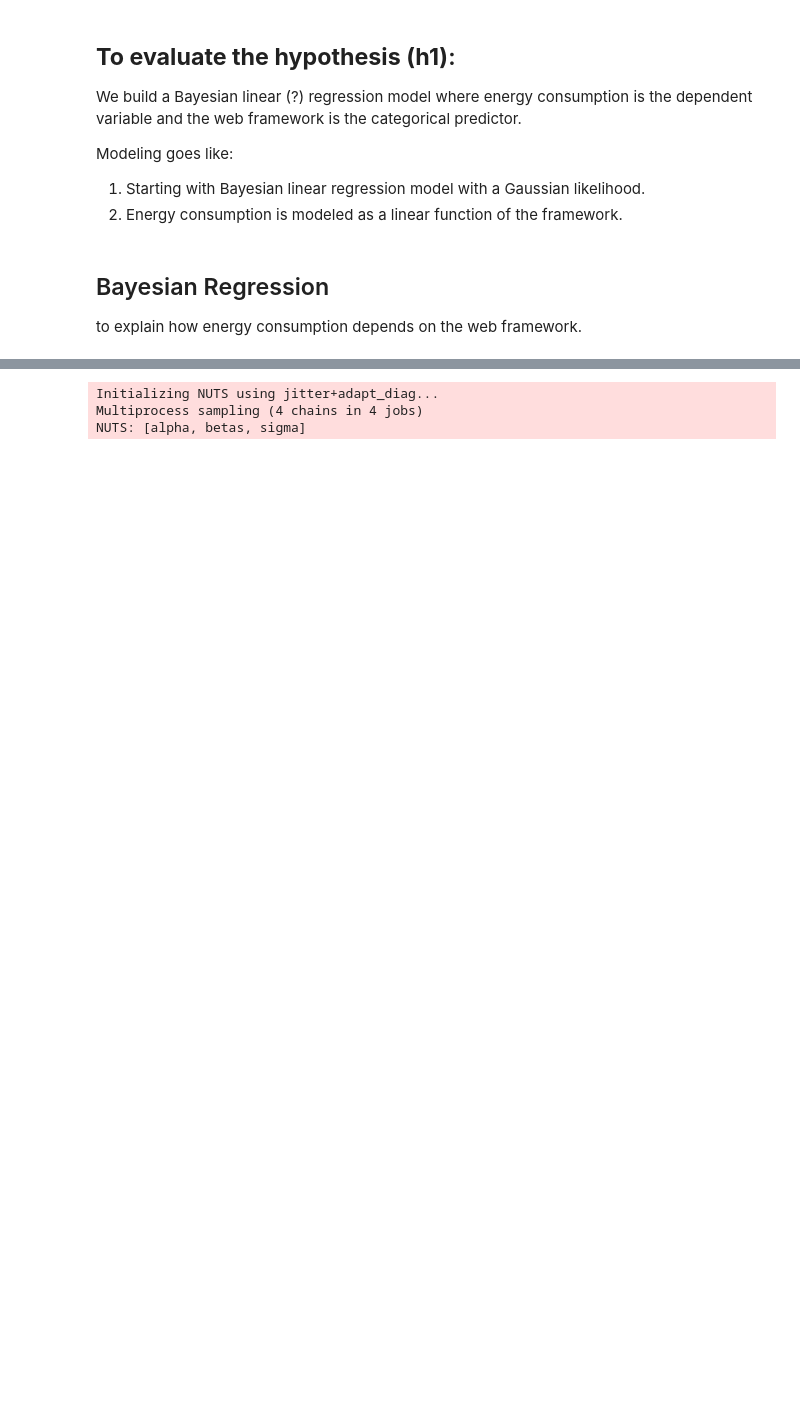
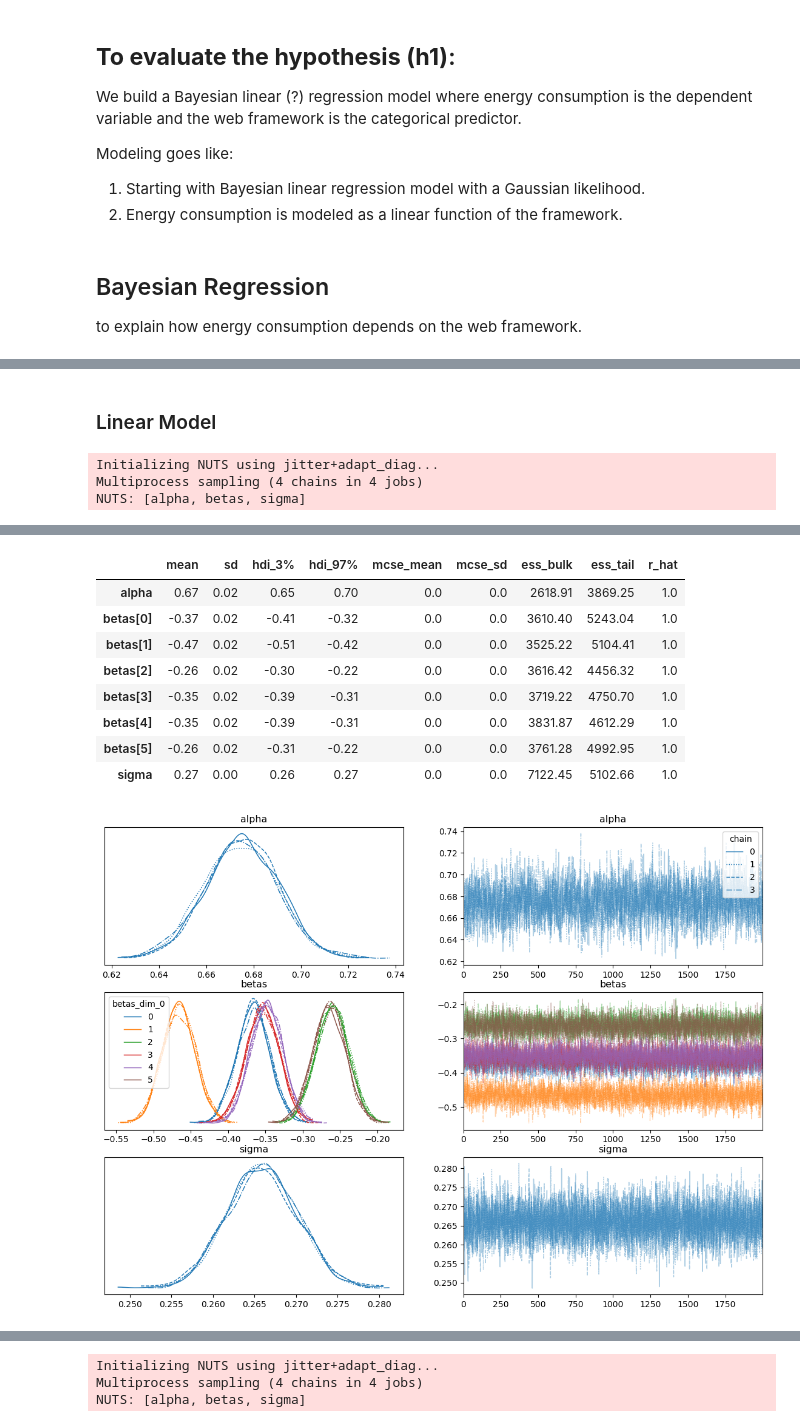
Before and after one commit to sanderengel/prpro_exam_2025, a Jupyter notebook: main-question.ipynb, the cells around one changed output, grey strips where cells are left out. Saved outputs shown, nothing was run; the diff lists cells and outputs as text; code cells hidden in the pictures; blank space fills up the shorter version.

Commit message:
feature: analysis  H1

```diff
--- a/main-question.ipynb
+++ b/main-question.ipynb
@@ -246,0 +373,28 @@ Prior probabilities reasoning:
+# %% [markdown]
+### Linear Model
+# %%
+#NEW MODEL
+
+# Define the Bayesian model
+with pm.Model() as model_h1:
+    # Priors
+    alpha = pm.Normal("alpha", mu = .5, sigma = .2)                    # Baseline energy consumption for c-sharp-razor
+    betas = pm.Normal("betas", mu = 0, sigma = .2, shape = X.shape[1]) # Effects of other frameworks
+    sigma = pm.HalfNormal("sigma", sigma = .5)                         # Residual standard deviation
+
+    # Define linear model
+    mu = alpha + pm.math.dot(X.values, betas)
+
+    # Likelihood
+    y_obs = pm.Normal("y_obs", mu = mu, sigma = sigma, observed = y)
+
+    # Sampling
+    trace_h1 = pm.sample(2000, tune = 1000, target_accept = .95, return_inferencedata = True)
+
+# Posterior analysis
+az.plot_trace(trace_h1, var_names = ["alpha", "betas", "sigma"], figsize = (14, 10), legend = True)
+az.summary(trace_h1, var_names = ["alpha", "betas", "sigma"], round_to = 2)
+# %% [output]
+Initializing NUTS using jitter+adapt_diag...
+Multiprocess sampling (4 chains in 4 jobs)
+NUTS: [alpha, betas, sigma]
@@ -246,0 +404,10 @@ Prior probabilities reasoning:
+|  | mean | sd | hdi_3% | hdi_97% | mcse_mean | mcse_sd | ess_bulk | ess_tail | r_hat |
+| alpha | 0.67 | 0.02 | 0.65 | 0.70 | 0.0 | 0.0 | 2618.91 | 3869.25 | 1.0 |
+| betas[0] | -0.37 | 0.02 | -0.41 | -0.32 | 0.0 | 0.0 | 3610.40 | 5243.04 | 1.0 |
+| betas[1] | -0.47 | 0.02 | -0.51 | -0.42 | 0.0 | 0.0 | 3525.22 | 5104.41 | 1.0 |
+| betas[2] | -0.26 | 0.02 | -0.30 | -0.22 | 0.0 | 0.0 | 3616.42 | 4456.32 | 1.0 |
+| betas[3] | -0.35 | 0.02 | -0.39 | -0.31 | 0.0 | 0.0 | 3719.22 | 4750.70 | 1.0 |
+| betas[4] | -0.35 | 0.02 | -0.39 | -0.31 | 0.0 | 0.0 | 3831.87 | 4612.29 | 1.0 |
+| betas[5] | -0.26 | 0.02 | -0.31 | -0.22 | 0.0 | 0.0 | 3761.28 | 4992.95 | 1.0 |
+| sigma | 0.27 | 0.00 | 0.26 | 0.27 | 0.0 | 0.0 | 7122.45 | 5102.66 | 1.0 |
+[figure, added]
```
Also changed, not shown: parts of 15 cells of this notebook.
